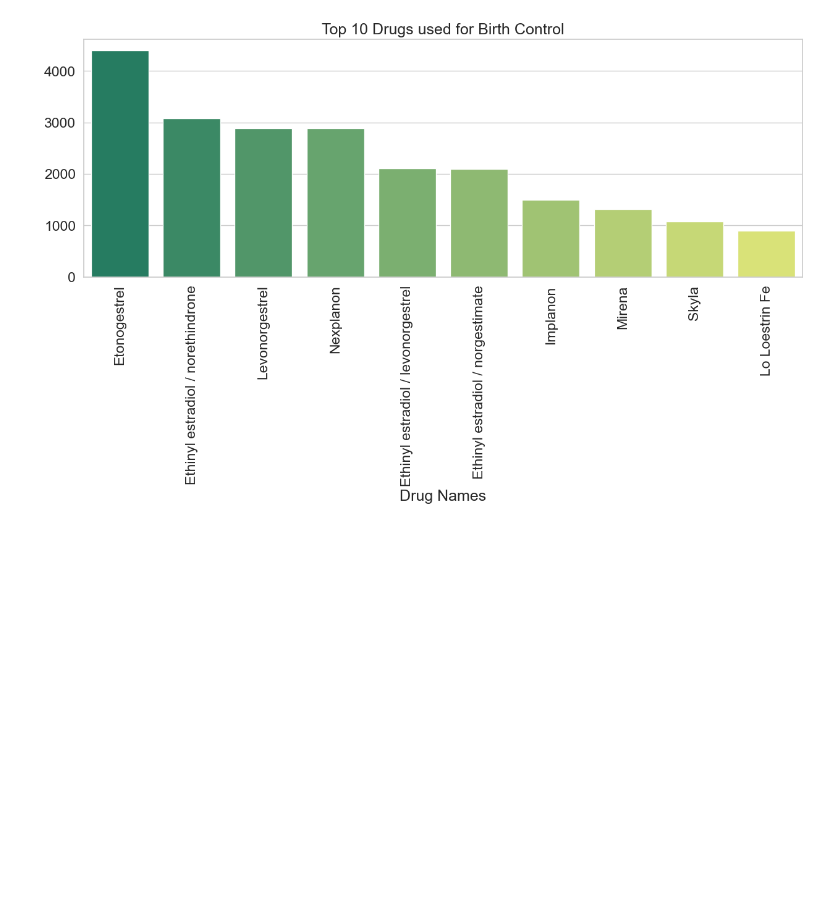
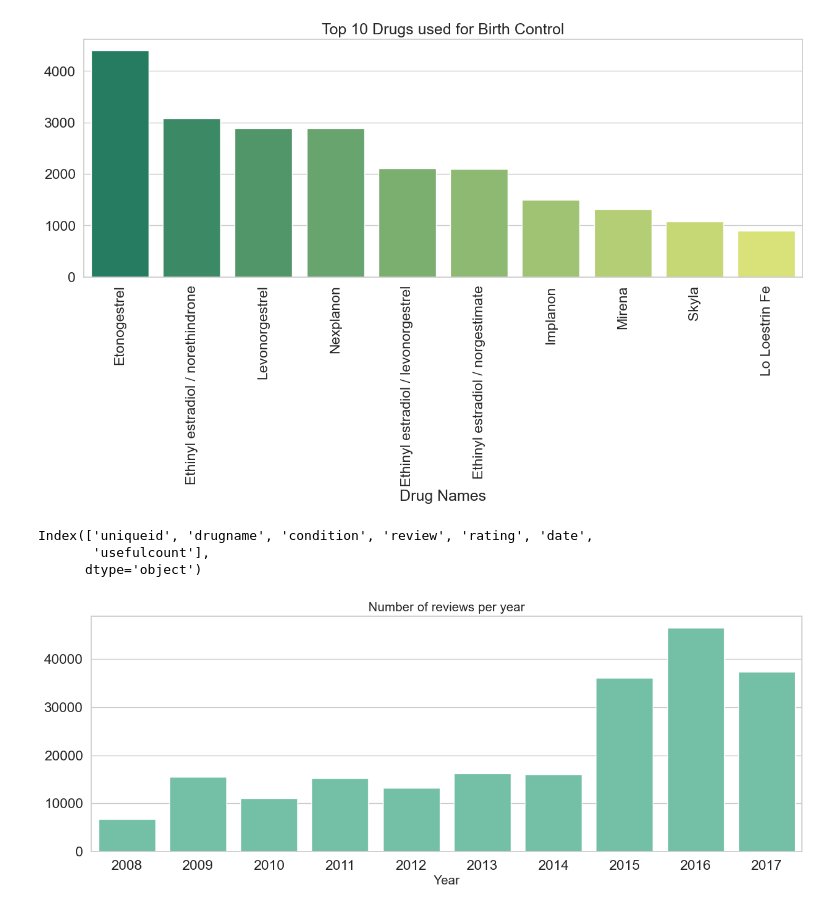
Before and after one commit to ArslanAmanov/AI-ML-DL, a Jupyter notebook: Kaggle Projects /UCI ML drug dataset/uci_ml drug test project.ipynb, the cells around one changed output. Cells and saved outputs as stored; diff of their text form; code cells hidden in the pictures; blank space fills up the shorter version.

```diff
--- a/Kaggle Projects /UCI ML drug dataset/uci_ml drug test project.ipynb
+++ b/Kaggle Projects /UCI ML drug dataset/uci_ml drug test project.ipynb
@@ -340,0 +339,15 @@ plt.setp(sns_.get_xticklabels(), rotation = 90);
+# %%
+df_data.columns
+# %% [output]
+Index(['uniqueid', 'drugname', 'condition', 'review', 'rating', 'date',
+       'usefulcount'],
+      dtype='object')
+# %%
+# This barplot shows the number of reviews per year
+df_bar = df_data['date'].dt.year.value_counts()
+df_bar = df_bar.sort_index()
+sns_=sns.barplot(x= df_bar.index, y=df_bar.values,  color='mediumaquamarine')
+sns_.set_title('Number of reviews per year', fontsize=15)
+sns_.set_xlabel('Year', fontsize=15);
+# %% [output]
+[figure, added]
```
Also changed, not shown: parts of 3 cells of this notebook.
